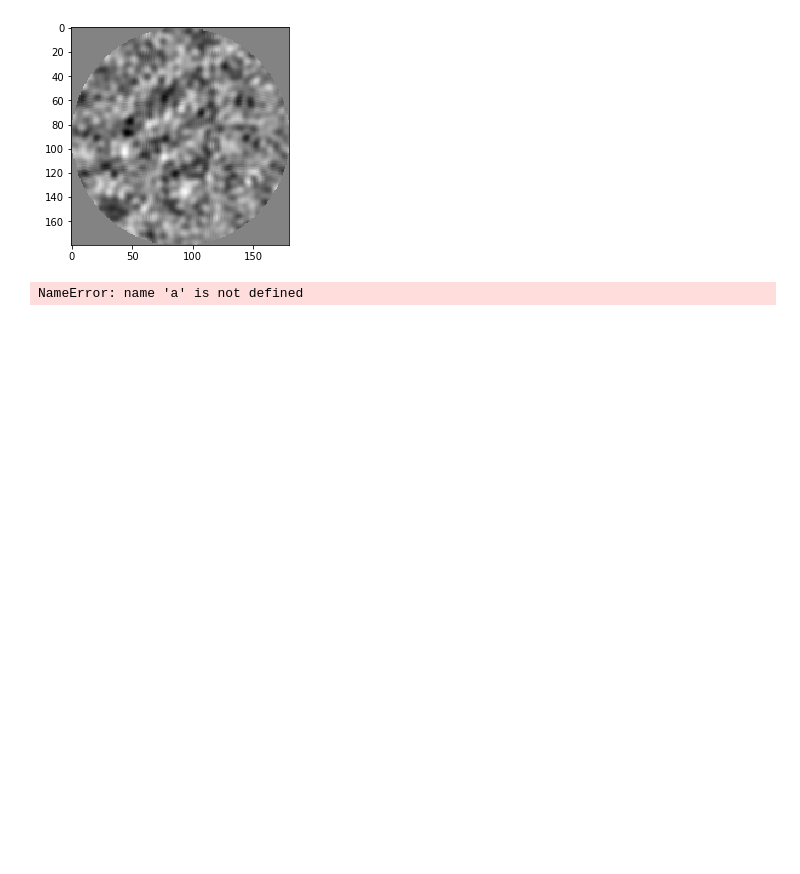
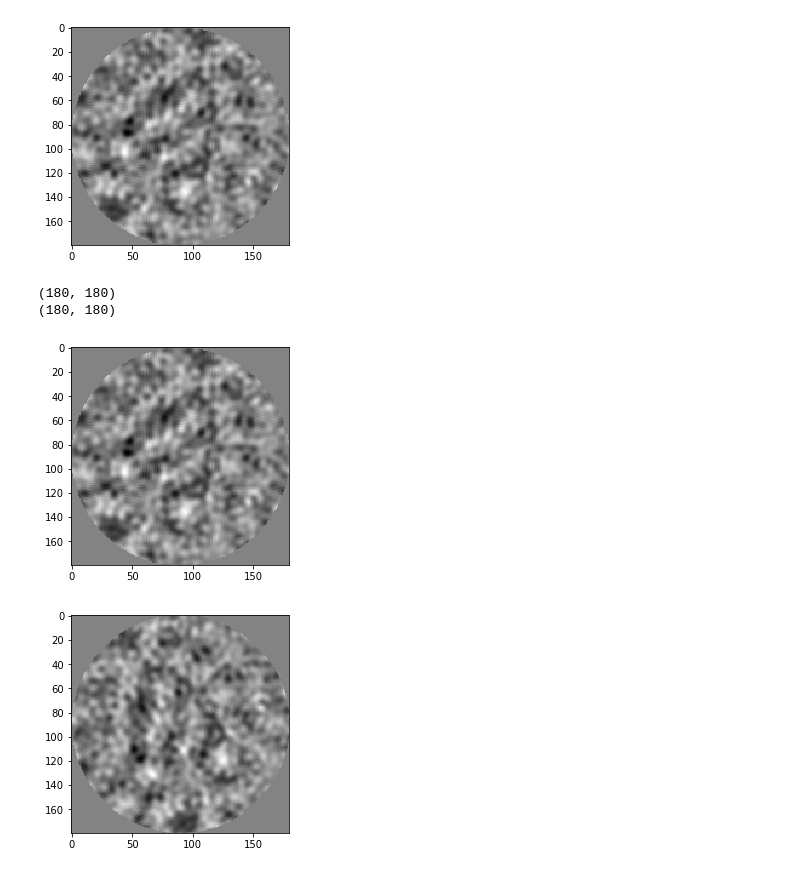
Before and after one commit to HongpengM/Cryo-EMParticleCluster, a Jupyter notebook: Untitled.ipynb, the cells around one changed output. Drawn from its saved outputs; the diff is of its cells as text; code cells hidden in the pictures; blank space fills up the shorter version.

```diff
--- a/Untitled.ipynb
+++ b/Untitled.ipynb
@@ -126,16 +133,20 @@ with h5py.File('maskedImages.hdf','w') as f:
 # %%
 with h5py.File('maskedImages.hdf', 'r') as f:
     plotamat(np.array(f['images']['0']))
+    a = np.array(f['images']['0'])
 # %% [output]
 [figure]
 # %%
 
 print a.shape
-a = data[1].reshape(-1) * mask.reshape(-1)
+a = a.reshape(-1) * mask.reshape(-1)
 a = a.reshape(mask.shape)
 print a.shape
 plotamat(a)
 a = rotate(a, 45,reshape = False)
 plotamat(a)
 # %% [output]
-NameError: name 'a' is not defined
+(180, 180)
+(180, 180)
+[figure, added]
+[figure, added]
```
Also changed, not shown: parts of 1 cell of this notebook, 5 other files.
